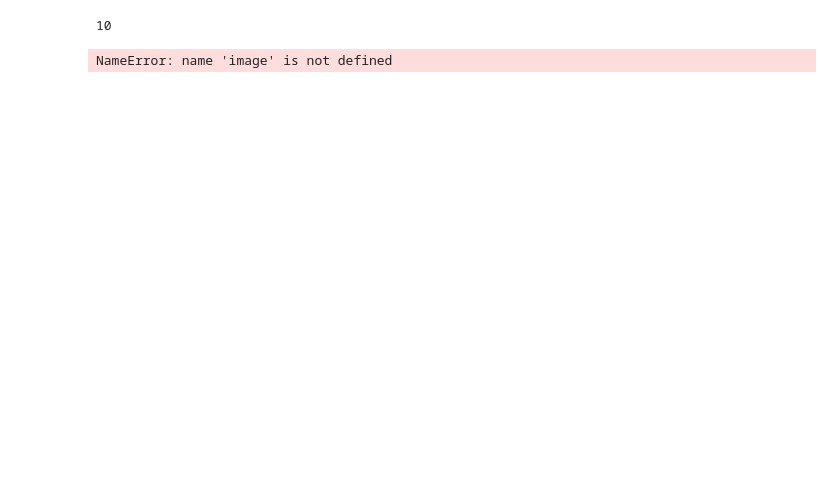
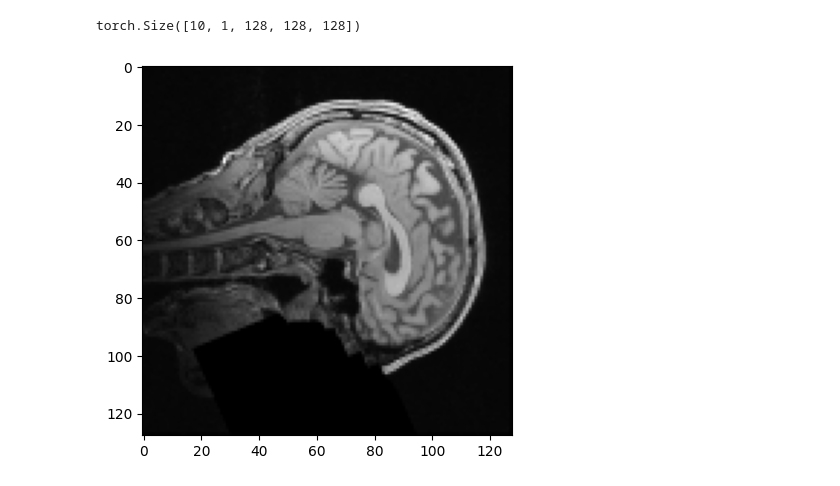
Before and after one commit to elijahrenner/wdm-3d, a Jupyter notebook: example_input.ipynb, the cells around one changed output. Cells and saved outputs as stored; diff of their text form; code cells hidden in the pictures; blank space fills up the shorter version.

```diff
--- a/example_input.ipynb
+++ b/example_input.ipynb
@@ -1,40 +1,42 @@
 # %%
 # !pip install ipywidgets
 import torch
 from IPython.display import display
 import nibabel as nib
 import numpy as np
 import matplotlib.pyplot as plt
 
-sample = torch.load("runs/Jul04_15-03-17_a2eee0a0ed32/example_input.pt")       # path to your saved sample
+sample = torch.load("runs/Jul04_18-45-32_9eb808db82c8/example_input.pt")       # path to your saved sample
 
-image, mask, void, name, affine = sample
-print(len(sample))
+print(sample.shape)
 
-vol = image[0].numpy()          # (D,H,W)
-mask_vol = mask[0].numpy()
-void_vol = void[0].numpy()
+plt.imshow(sample[1][0][64], cmap='gray')
+plt.show()
 
-slice_idxs = np.where(mask_vol[0].any(axis=(1, 2)))[0]
-print(slice_idxs)        # e.g. [ 42  43  44  60  61]
+# vol = image[0].numpy()          # (D,H,W)
+# mask_vol = mask[0].numpy()
+# void_vol = void[0].numpy()
 
-# Visualise those slices
-for z in slice_idxs:
-    fig, ax = plt.subplots(1, 3, figsize=(6, 3))
-    ax[0].imshow(vol[0][z], cmap='gray')
-    ax[0].set_title(f"Image slice {z}")
-    ax[0].axis("off")
+# slice_idxs = np.where(mask_vol[0].any(axis=(1, 2)))[0]
+# print(slice_idxs)        # e.g. [ 42  43  44  60  61]
 
-    ax[1].imshow(mask_vol[0][z], cmap='gray')
-    ax[1].set_title("Mask")
-    ax[1].axis("off")
+# # Visualise those slices
+# for z in slice_idxs:
+#     fig, ax = plt.subplots(1, 3, figsize=(6, 3))
+#     ax[0].imshow(vol[0][z], cmap='gray')
+#     ax[0].set_title(f"Image slice {z}")
+#     ax[0].axis("off")
 
-    ax[2].imshow(void_vol[0][z], cmap='gray')
-    ax[2].set_title("Mask")
-    ax[2].axis("off")
+#     ax[1].imshow(mask_vol[0][z], cmap='gray')
+#     ax[1].set_title("Mask")
+#     ax[1].axis("off")
 
-    plt.tight_layout()
-    plt.show()
+#     ax[2].imshow(void_vol[0][z], cmap='gray')
+#     ax[2].set_title("Mask")
+#     ax[2].axis("off")
+
+#     plt.tight_layout()
+#     plt.show()
 # %% [output]
-10
+torch.Size([10, 1, 128, 128, 128])
-NameError: name 'image' is not defined
+[figure, added]
```
Also changed, not shown: 3 other files.
